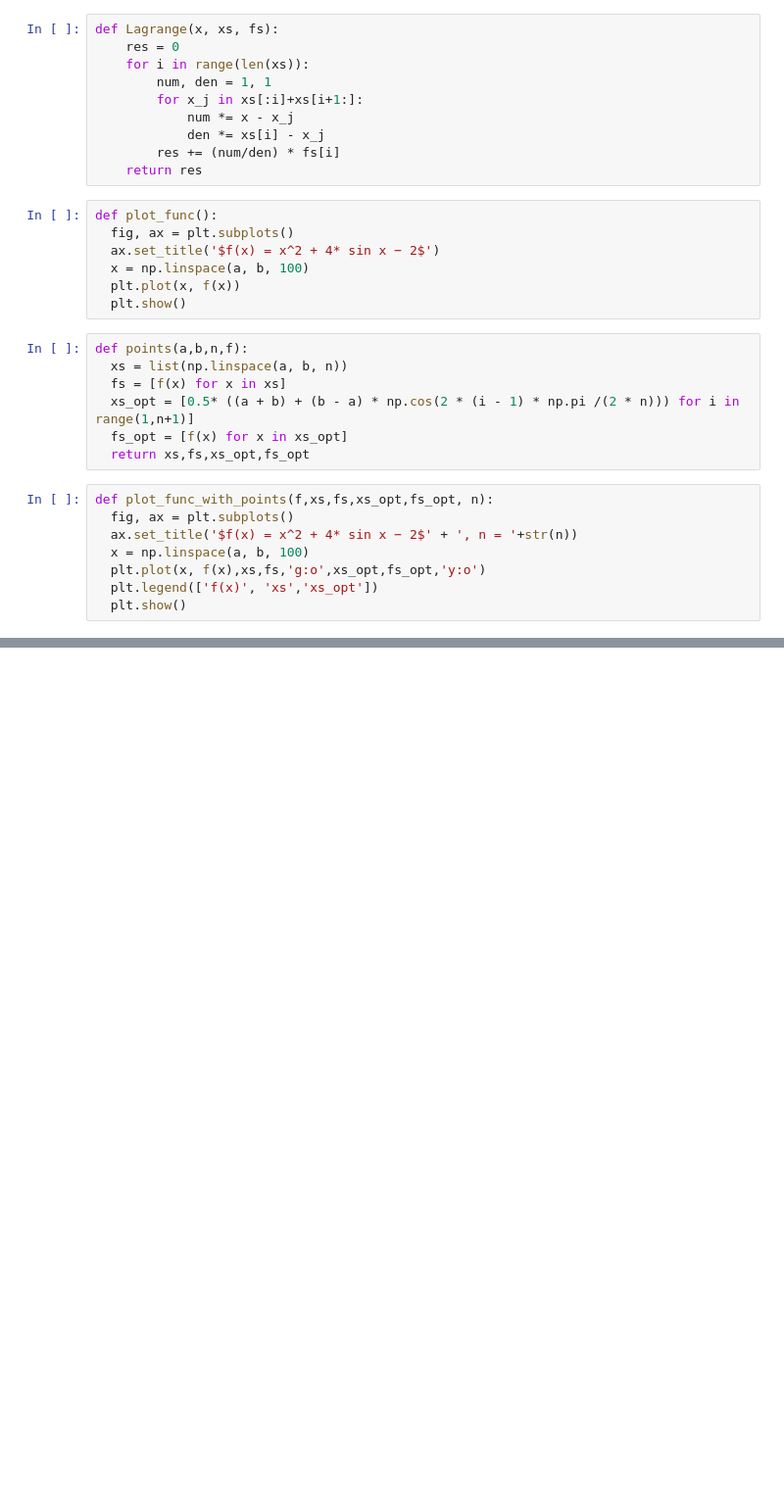
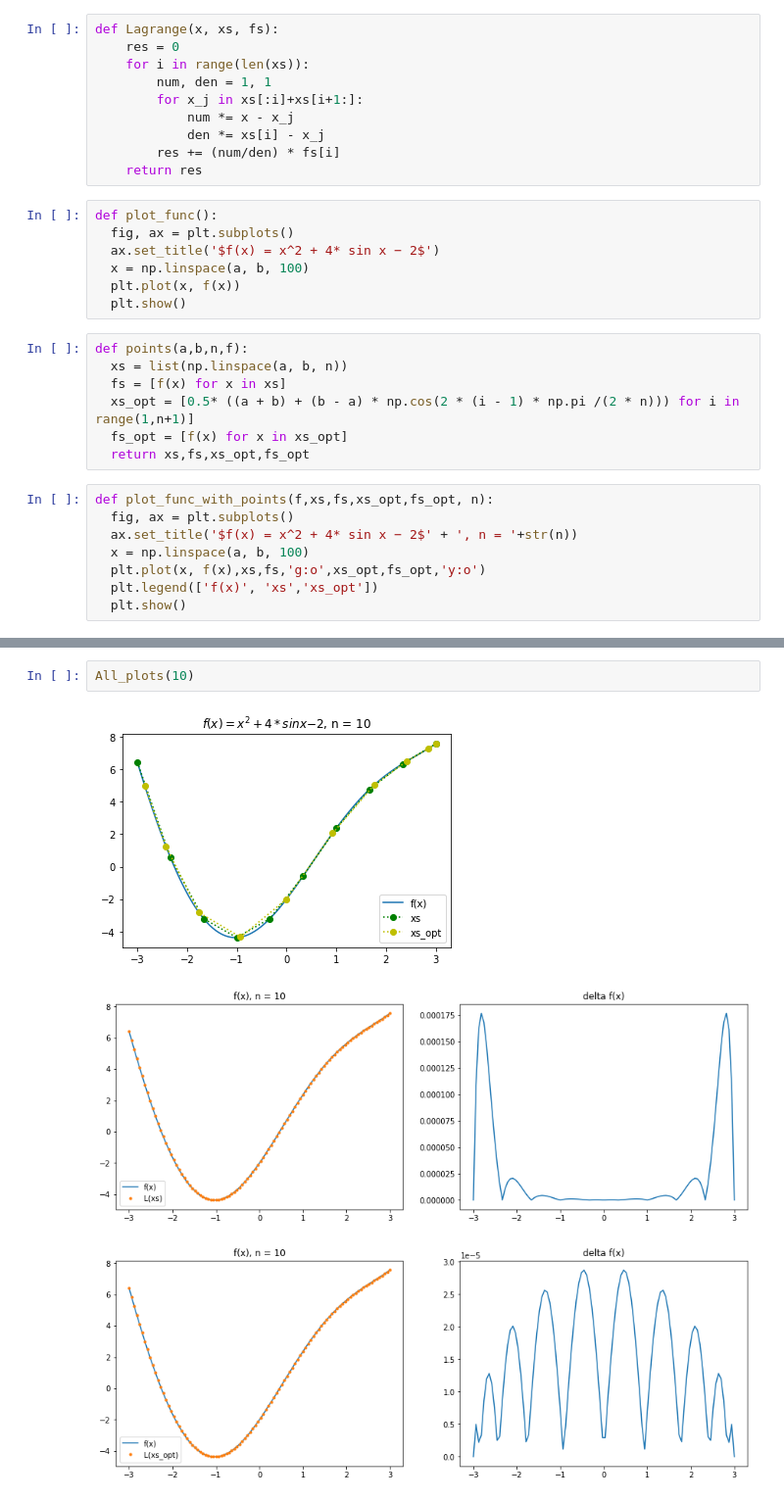
Before and after one commit to DanilNaum/numeral_methods_3rd_cours_task2, a Jupyter notebook: task2.ipynb, the cells around one changed output, grey strips where cells are left out. Shown at 98% size. Cells and saved outputs as stored; diff of their text form; blank space fills up the shorter version.

```diff
--- a/task2.ipynb
+++ b/task2.ipynb
@@ -74,0 +94,6 @@ plot_Lagrange_delta(xs_opt,fs_opt,f,True,n)
+# %%
+All_plots(10)
+# %% [output]
+[figure, added]
+[figure, added]
+[figure, added]
```
Also changed, not shown: parts of 7 cells of this notebook.
